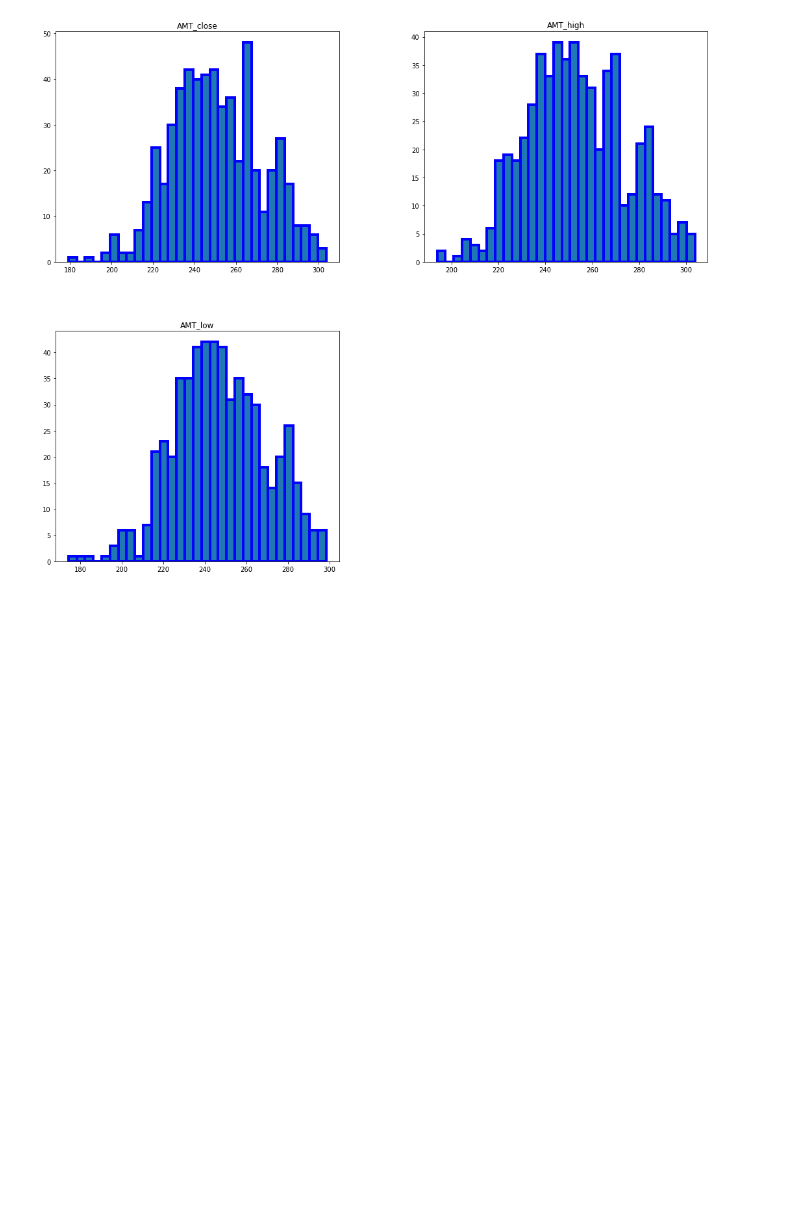
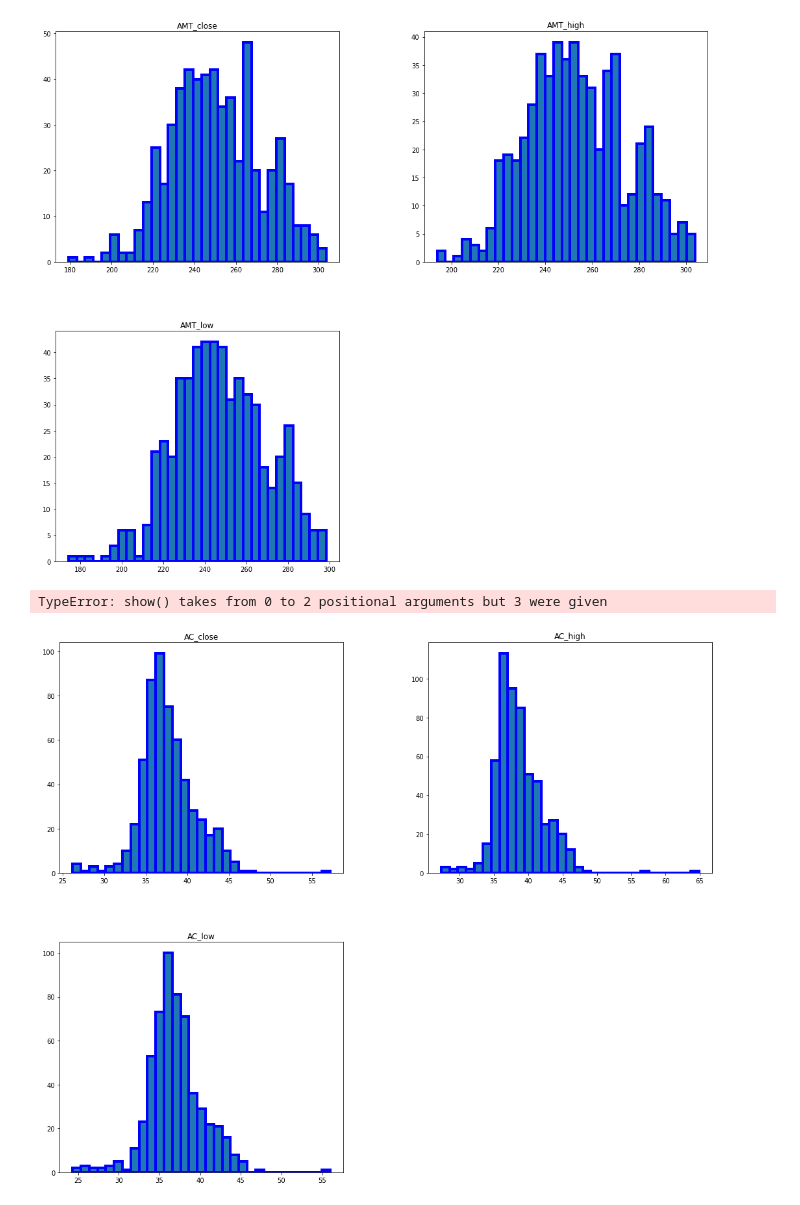
Before and after one commit to Prit-spt/python-project, a Jupyter notebook: jain_python_project.ipynb, the cells around one changed output. Cells and saved outputs as stored; diff of their text form; code cells hidden in the pictures; blank space fills up the shorter version.

```diff
--- a/jain_python_project.ipynb
+++ b/jain_python_project.ipynb
@@ -152,6 +152,9 @@ plt.show('AMT_close','AMT_high','AMT_low')
 TypeError: show() takes from 0 to 2 positional arguments but 3 were given
 [figure]
 # %%
-df4 = df[['AMT_close','AMT_high','AMT_low']]
-df4.hist(figsize=(18,15),bins=31, linewidth='4',edgecolor='blue',grid=False)
-plt.show('AMT_close','AMT_high','AMT_low')
+df5 = df[['AC_close','AC_high','AC_low']]
+df5.hist(figsize=(18,15),bins=31, linewidth='4',edgecolor='blue',grid=False)
+plt.show('AC_close','AC_high','AC_low')
+# %% [output]
+TypeError: show() takes from 0 to 2 positional arguments but 3 were given
+[figure, added]
```
Also changed, not shown: parts of 1 cell of this notebook.
